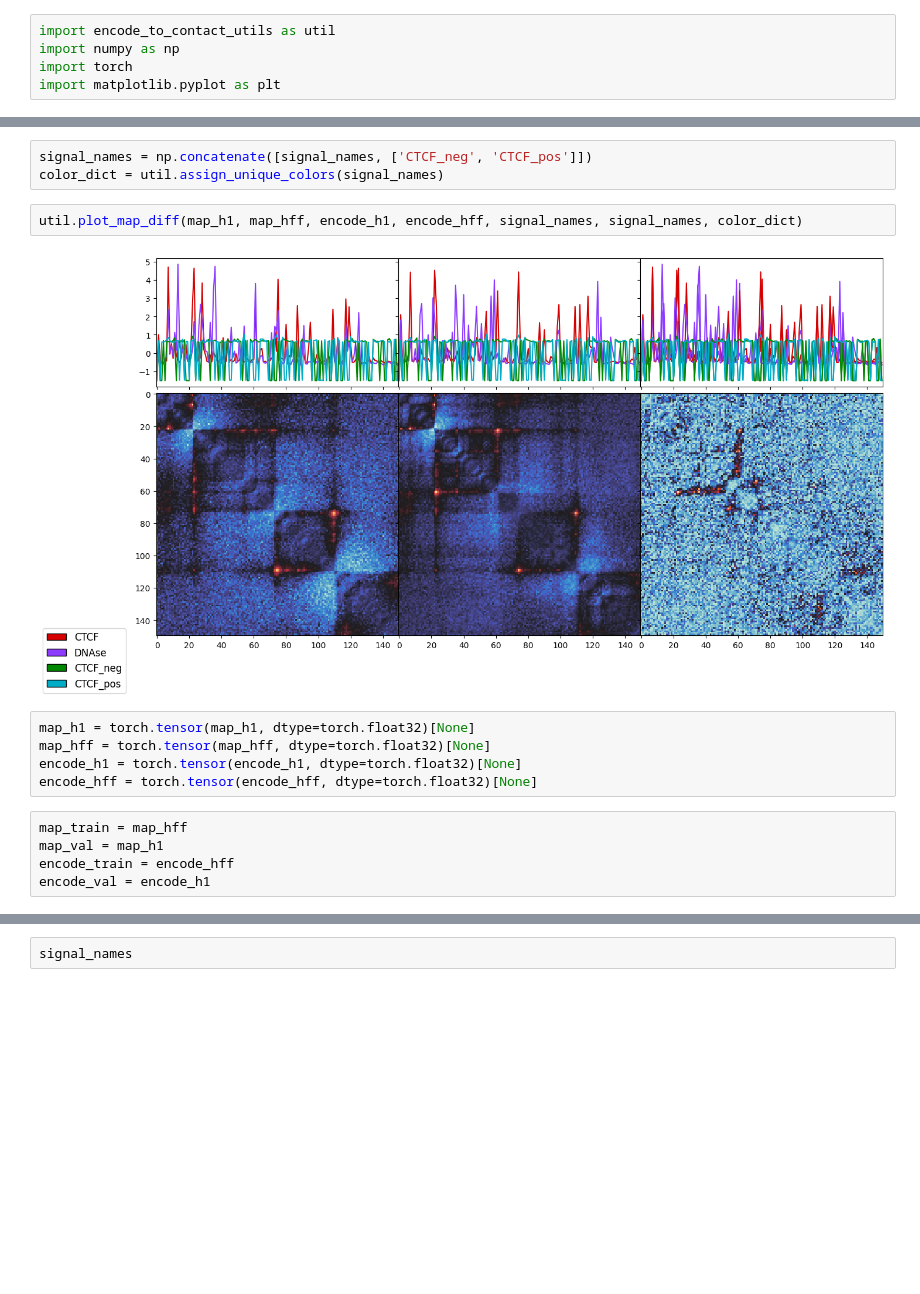
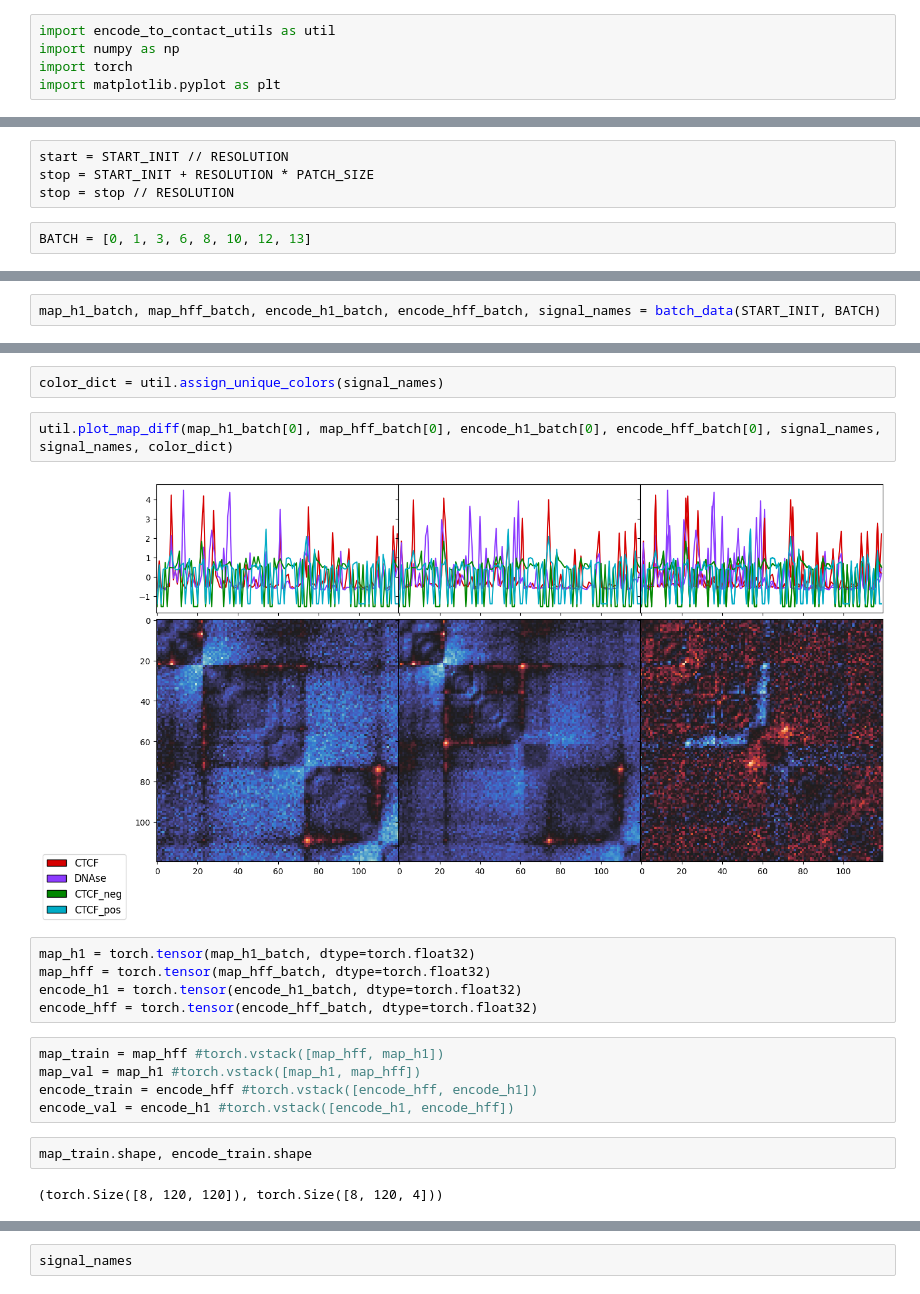
Before and after one commit to boooooogey/loopextrusion-pytorch, a Jupyter notebook: encode_to_contact_run.ipynb, the cells around one changed output, grey strips where cells are left out. Saved outputs shown, nothing was run; the diff lists cells and outputs as text; blank space fills up the shorter version.

```diff
--- a/encode_to_contact_run.ipynb
+++ b/encode_to_contact_run.ipynb
@@ -27,0 +15,6 @@ map_h1, map_hff, encode_h1, encode_hff, signal_names = util.read_data(
+# %%
+start = START_INIT // RESOLUTION
+stop = START_INIT + RESOLUTION * PATCH_SIZE
+stop = stop // RESOLUTION
+# %%
+BATCH = [0, 1, 3, 6, 8, 10, 12, 13]
@@ -27,0 +69,2 @@ map_h1, map_hff, encode_h1, encode_hff, signal_names = util.read_data(
+# %%
+map_h1_batch, map_hff_batch, encode_h1_batch, encode_hff_batch, signal_names = batch_data(START_INIT, BATCH)
@@ -32,19 +79,22 @@ array(['CTCF', 'DNAse'], dtype='<U5')
-# %%
-signal_names = np.concatenate([signal_names, ['CTCF_neg', 'CTCF_pos']])
-color_dict = util.assign_unique_colors(signal_names)
+# %%
+color_dict = util.assign_unique_colors(signal_names)
 # %%
-util.plot_map_diff(map_h1, map_hff, encode_h1, encode_hff, signal_names, signal_names, color_dict)
+util.plot_map_diff(map_h1_batch[0], map_hff_batch[0], encode_h1_batch[0], encode_hff_batch[0], signal_names, signal_names, color_dict)
 # %% [output]
-[figure, old version]
+[figure, new version]
 # %%
-map_h1 = torch.tensor(map_h1, dtype=torch.float32)[None]
-map_hff = torch.tensor(map_hff, dtype=torch.float32)[None]
-encode_h1 = torch.tensor(encode_h1, dtype=torch.float32)[None]
-encode_hff = torch.tensor(encode_hff, dtype=torch.float32)[None]
+map_h1 = torch.tensor(map_h1_batch, dtype=torch.float32)
+map_hff = torch.tensor(map_hff_batch, dtype=torch.float32)
+encode_h1 = torch.tensor(encode_h1_batch, dtype=torch.float32)
+encode_hff = torch.tensor(encode_hff_batch, dtype=torch.float32)
 # %%
-map_train = map_hff
-map_val = map_h1
-encode_train = encode_hff
-encode_val = encode_h1
+map_train = map_hff #torch.vstack([map_hff, map_h1])
+map_val = map_h1 #torch.vstack([map_h1, map_hff])
+encode_train = encode_hff #torch.vstack([encode_hff, encode_h1])
+encode_val = encode_h1 #torch.vstack([encode_h1, encode_hff])
+# %%
+map_train.shape, encode_train.shape
+# %% [output]
+(torch.Size([8, 120, 120]), torch.Size([8, 120, 4]))
 # %%
 dev = torch.device('cuda')
```
Also changed, not shown: parts of 25 cells of this notebook, 7 other files.
